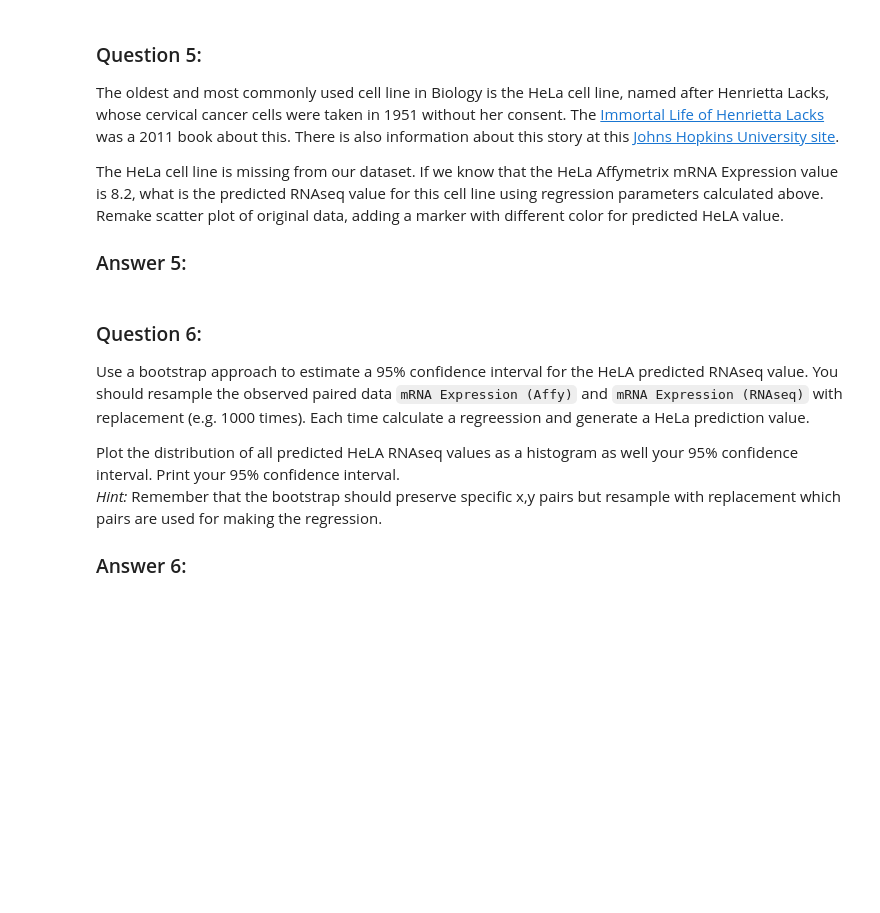
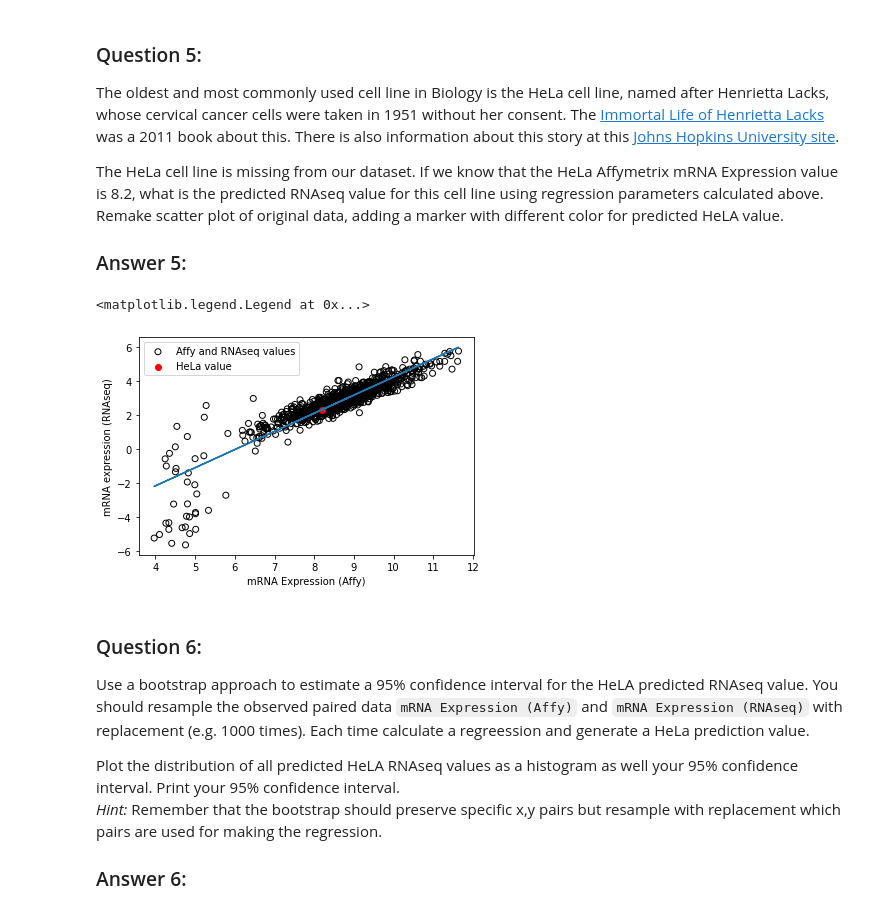
Before and after one commit to AlexSath/BDS311_HW08, a Jupyter notebook: hw08_baur.ipynb, the cells around one changed output. Drawn from its saved outputs; the diff is of its cells as text; code cells hidden in the pictures; blank space fills up the shorter version.

```diff
--- a/hw08_baur.ipynb
+++ b/hw08_baur.ipynb
@@ -148,3 +146,15 @@ The HeLa cell line is missing from our dataset. If we know that the HeLa Affymet
+# %%
+# Your calculation and plot for Answer 5
+
+plt.scatter(pten_df['mRNA Expression (Affy)'],pten_df['mRNA Expression (RNAseq)'],facecolors='none',edgecolors='k',label='Affy and RNAseq values')
+plt.ylabel('mRNA expression (RNAseq)')
+plt.xlabel('mRNA Expression (Affy)')
+plt.plot(xpts,ypts)
+plt.scatter(8.2, 8.2*slope+intercept, color = 'r',label='HeLa value')
+plt.legend()
+# %% [output]
+<matplotlib.legend.Legend at 0x...>
+[figure, added]
 # %% [markdown]
 ### Question 6:
 Use a bootstrap approach to estimate a 95% confidence interval for the HeLA predicted RNAseq value. You should resample the observed paired data `mRNA Expression (Affy)` and `mRNA Expression (RNAseq)` with replacement (e.g. 1000 times). Each time calculate a regreession and generate a HeLa prediction value.
```
Also changed, not shown: parts of 7 cells of this notebook.
